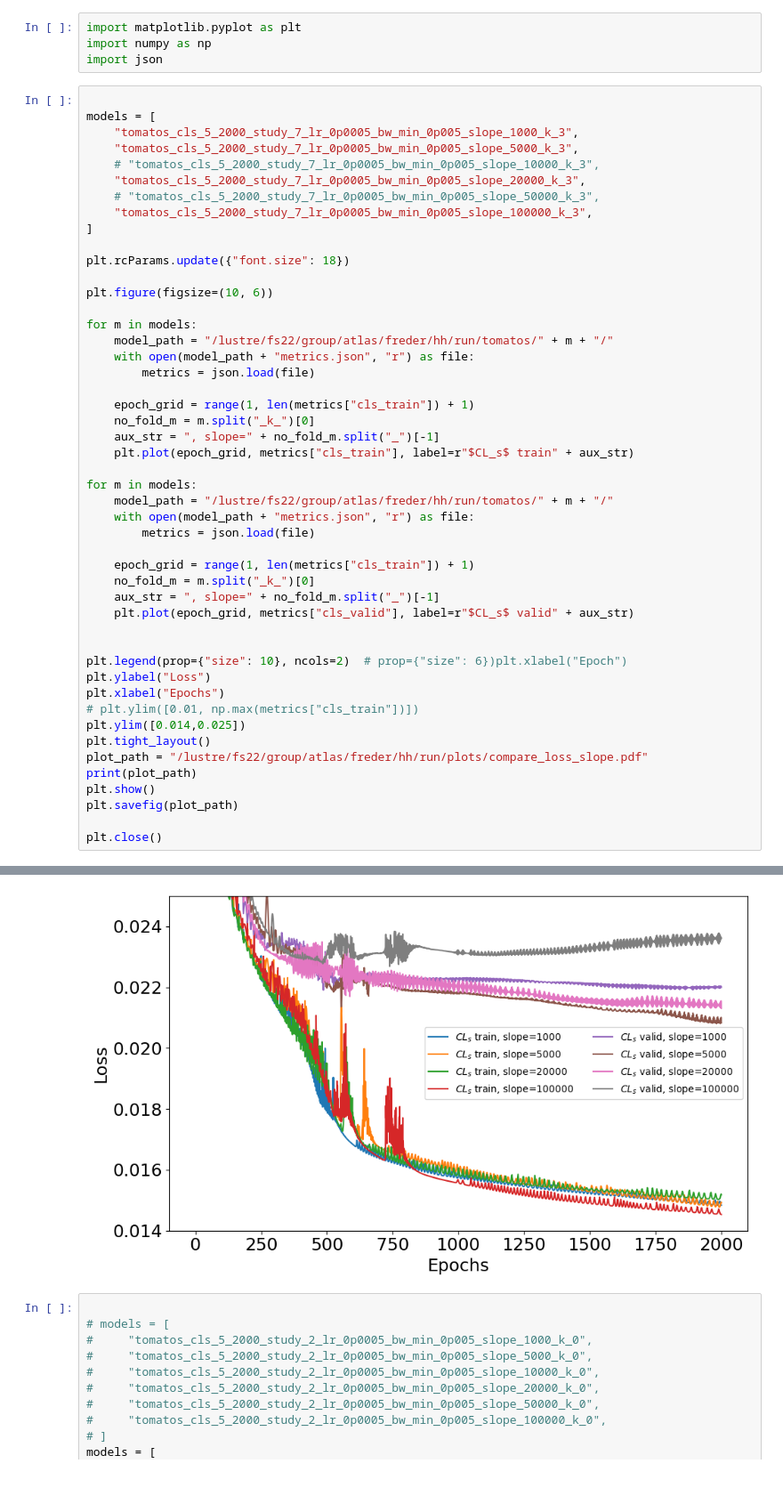
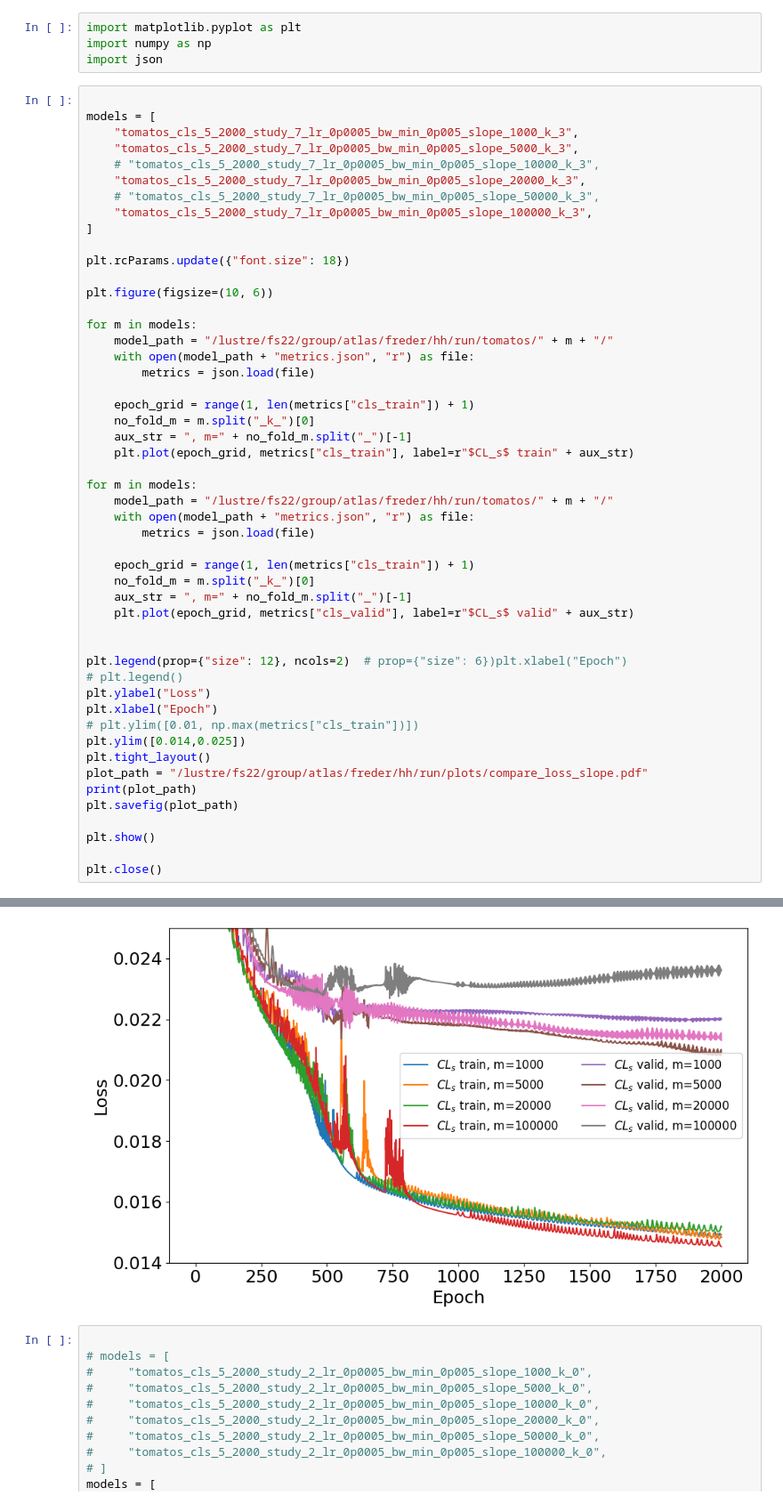
Before and after one commit to fred-renner/tomatos, a Jupyter notebook: tomatos/compare_plots.ipynb, the cells around one changed output, grey strips where cells are left out. Shown: that part at 89% size. Cells and saved outputs as stored; diff of their text form.

```diff
--- a/tomatos/compare_plots.ipynb
+++ b/tomatos/compare_plots.ipynb
@@ -20,39 +20,41 @@ plt.figure(figsize=(10, 6))
 for m in models:
     model_path = "/lustre/fs22/group/atlas/freder/hh/run/tomatos/" + m + "/"
     with open(model_path + "metrics.json", "r") as file:
         metrics = json.load(file)
 
     epoch_grid = range(1, len(metrics["cls_train"]) + 1)
     no_fold_m = m.split("_k_")[0]
-    aux_str = ", slope=" + no_fold_m.split("_")[-1]
+    aux_str = ", m=" + no_fold_m.split("_")[-1]
     plt.plot(epoch_grid, metrics["cls_train"], label=r"$CL_s$ train" + aux_str)
 
 for m in models:
     model_path = "/lustre/fs22/group/atlas/freder/hh/run/tomatos/" + m + "/"
     with open(model_path + "metrics.json", "r") as file:
         metrics = json.load(file)
 
     epoch_grid = range(1, len(metrics["cls_train"]) + 1)
     no_fold_m = m.split("_k_")[0]
-    aux_str = ", slope=" + no_fold_m.split("_")[-1]
+    aux_str = ", m=" + no_fold_m.split("_")[-1]
     plt.plot(epoch_grid, metrics["cls_valid"], label=r"$CL_s$ valid" + aux_str)
 
 
-plt.legend(prop={"size": 10}, ncols=2)  # prop={"size": 6})plt.xlabel("Epoch")
+plt.legend(prop={"size": 12}, ncols=2)  # prop={"size": 6})plt.xlabel("Epoch")
+# plt.legend()
 plt.ylabel("Loss")
-plt.xlabel("Epochs")
+plt.xlabel("Epoch")
 # plt.ylim([0.01, np.max(metrics["cls_train"])])
 plt.ylim([0.014,0.025])
 plt.tight_layout()
 plot_path = "/lustre/fs22/group/atlas/freder/hh/run/plots/compare_loss_slope.pdf"
 print(plot_path)
-plt.show()
 plt.savefig(plot_path)
 
+plt.show()
+
 plt.close()
 # %% [output]
 /lustre/fs22/group/atlas/freder/hh/run/plots/compare_loss_slope.pdf
-[figure, old version]
+[figure, new version]
 # %%
 
 # models = [
```
Also changed, not shown: parts of 4 cells of this notebook, 5 other files.
